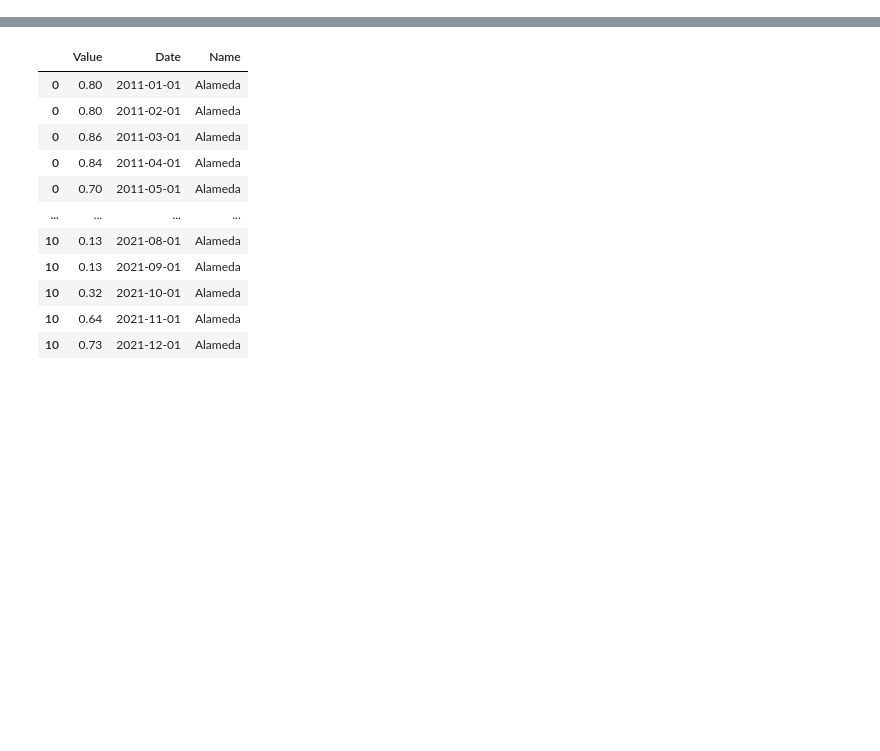
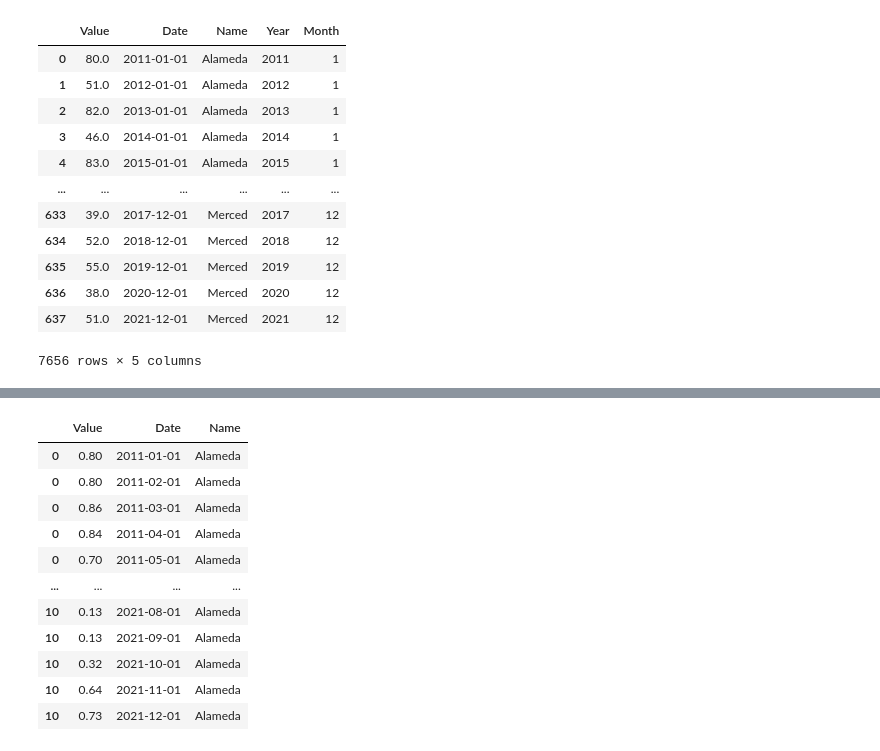
Before and after one commit to jchaghouri/soil_wetness_central_valley, a Jupyter notebook: Time series .ipynb, the cells around one changed output, grey strips where cells are left out. Cells and saved outputs as stored; diff of their text form; code cells hidden in the pictures; blank space fills up the shorter version.

```diff
--- a/Time series .ipynb
+++ b/Time series .ipynb
@@ -123,0 +128,16 @@ timesdf
+# %%
+mapdatadf
+# %% [output]
+|  | Value | Date | Name | Year | Month |
+| 0 | 80.0 | 2011-01-01 | Alameda | 2011 | 1 |
+| 1 | 51.0 | 2012-01-01 | Alameda | 2012 | 1 |
+| 2 | 82.0 | 2013-01-01 | Alameda | 2013 | 1 |
+| 3 | 46.0 | 2014-01-01 | Alameda | 2014 | 1 |
+| 4 | 83.0 | 2015-01-01 | Alameda | 2015 | 1 |
+| ... | ... | ... | ... | ... | ... |
+| 633 | 39.0 | 2017-12-01 | Merced | 2017 | 12 |
+| 634 | 52.0 | 2018-12-01 | Merced | 2018 | 12 |
+| 635 | 55.0 | 2019-12-01 | Merced | 2019 | 12 |
+| 636 | 38.0 | 2020-12-01 | Merced | 2020 | 12 |
+| 637 | 51.0 | 2021-12-01 | Merced | 2021 | 12 |
+7656 rows × 5 columns
```
Also changed, not shown: parts of 11 cells of this notebook, 2 other files.
